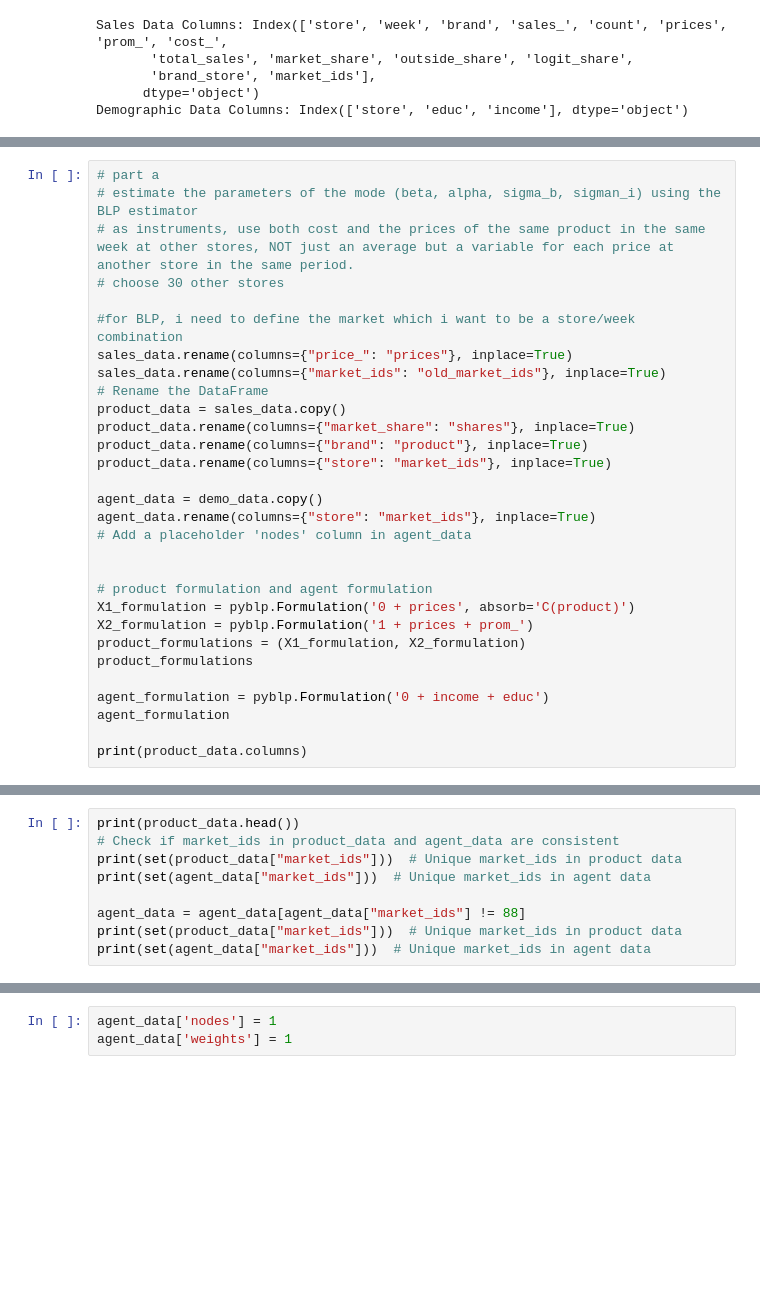
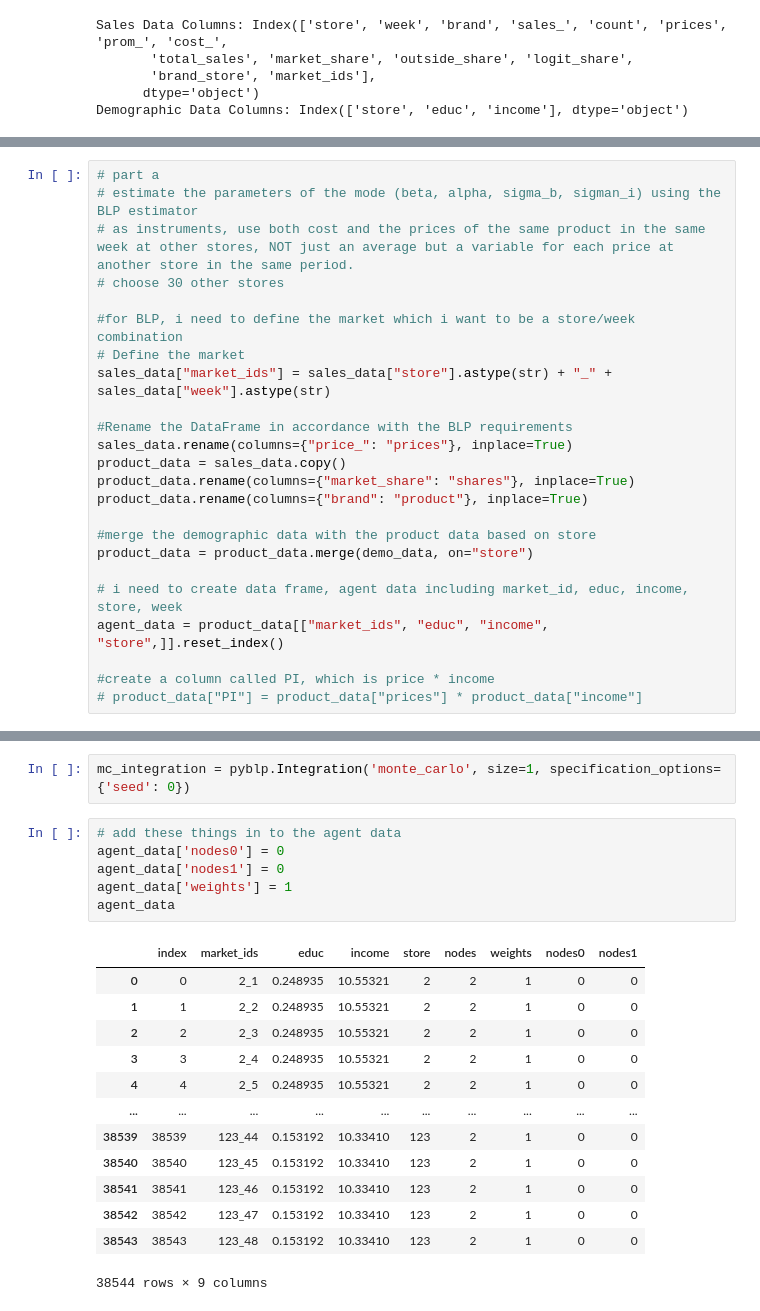
Before and after one commit to jillwilkins/IOhw1, a Jupyter notebook: hwcode.ipynb, the cells around one changed output, grey strips where cells are left out. Cells and saved outputs as stored; diff of their text form; blank space fills up the shorter version.

```diff
--- a/hwcode.ipynb
+++ b/hwcode.ipynb
@@ -466,26 +478,20 @@ Demographic Data Columns: Index(['store', 'educ', 'income'], dtype='object')
 # choose 30 other stores
 
 #for BLP, i need to define the market which i want to be a store/week combination
+# Define the market
+sales_data["market_ids"] = sales_data["store"].astype(str) + "_" + sales_data["week"].astype(str)
+
+#Rename the DataFrame in accordance with the BLP requirements
 sales_data.rename(columns={"price_": "prices"}, inplace=True)
-sales_data.rename(columns={"market_ids": "old_market_ids"}, inplace=True)
-# Rename the DataFrame
 product_data = sales_data.copy()
 product_data.rename(columns={"market_share": "shares"}, inplace=True)
 product_data.rename(columns={"brand": "product"}, inplace=True)
-product_data.rename(columns={"store": "market_ids"}, inplace=True)
 
-agent_data = demo_data.copy()
-agent_data.rename(columns={"store": "market_ids"}, inplace=True)
-# Add a placeholder 'nodes' column in agent_data
+#merge the demographic data with the product data based on store
+product_data = product_data.merge(demo_data, on="store")
 
+# i need to create data frame, agent data including market_id, educ, income, store, week
+agent_data = product_data[["market_ids", "educ", "income", "store",]].reset_index()
 
-# product formulation and agent formulation
-X1_formulation = pyblp.Formulation('0 + prices', absorb='C(product)')
-X2_formulation = pyblp.Formulation('1 + prices + prom_')
-product_formulations = (X1_formulation, X2_formulation)
-product_formulations
-
-agent_formulation = pyblp.Formulation('0 + income + educ')
-agent_formulation
-
-print(product_data.columns)
+#create a column called PI, which is price * income
+# product_data["PI"] = product_data["prices"] * product_data["income"]
@@ -497,9 +497,0 @@ Index(['market_ids', 'week', 'product', 'sales_', 'count', 'prices', 'prom_',
-# %%
-print(product_data.head())
-# Check if market_ids in product_data and agent_data are consistent
-print(set(product_data["market_ids"]))  # Unique market_ids in product data
-print(set(agent_data["market_ids"]))  # Unique market_ids in agent data
-
-agent_data = agent_data[agent_data["market_ids"] != 88]
-print(set(product_data["market_ids"]))  # Unique market_ids in product data
-print(set(agent_data["market_ids"]))  # Unique market_ids in agent data
@@ -524,3 +498,22 @@ print(set(agent_data["market_ids"]))  # Unique market_ids in agent data
-# %%
-agent_data['nodes'] = 1
-agent_data['weights'] = 1
+# %%
+mc_integration = pyblp.Integration('monte_carlo', size=1, specification_options= {'seed': 0})
+# %%
+# add these things in to the agent data
+agent_data['nodes0'] = 0
+agent_data['nodes1'] = 0
+agent_data['weights'] = 1
+agent_data
+# %% [output]
+|  | index | market_ids | educ | income | store | nodes | weights | nodes0 | nodes1 |
+| 0 | 0 | 2_1 | 0.248935 | 10.55321 | 2 | 2 | 1 | 0 | 0 |
+| 1 | 1 | 2_2 | 0.248935 | 10.55321 | 2 | 2 | 1 | 0 | 0 |
+| 2 | 2 | 2_3 | 0.248935 | 10.55321 | 2 | 2 | 1 | 0 | 0 |
+| 3 | 3 | 2_4 | 0.248935 | 10.55321 | 2 | 2 | 1 | 0 | 0 |
+| 4 | 4 | 2_5 | 0.248935 | 10.55321 | 2 | 2 | 1 | 0 | 0 |
+| ... | ... | ... | ... | ... | ... | ... | ... | ... | ... |
+| 38539 | 38539 | 123_44 | 0.153192 | 10.33410 | 123 | 2 | 1 | 0 | 0 |
+| 38540 | 38540 | 123_45 | 0.153192 | 10.33410 | 123 | 2 | 1 | 0 | 0 |
+| 38541 | 38541 | 123_46 | 0.153192 | 10.33410 | 123 | 2 | 1 | 0 | 0 |
+| 38542 | 38542 | 123_47 | 0.153192 | 10.33410 | 123 | 2 | 1 | 0 | 0 |
+| 38543 | 38543 | 123_48 | 0.153192 | 10.33410 | 123 | 2 | 1 | 0 | 0 |
+38544 rows × 9 columns
```
Also changed, not shown: parts of 6 cells of this notebook.
